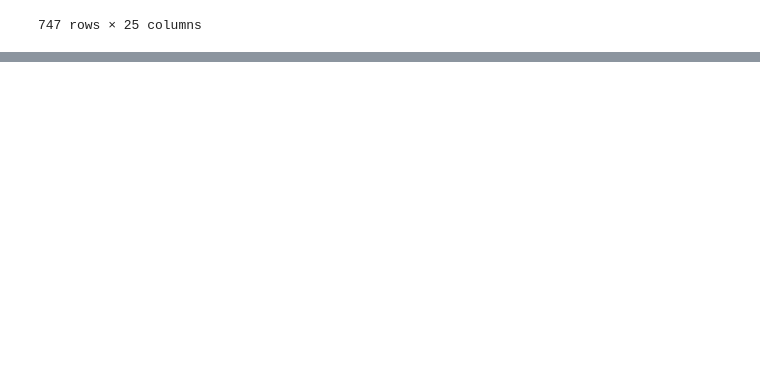
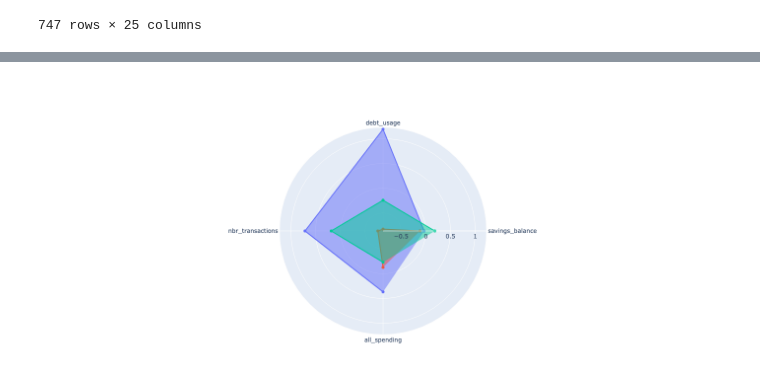
Before and after one commit to Ali-Mohamed23/mini-project-III, a Jupyter notebook: mini-project-part-2.ipynb, the cells around one changed output, grey strips where cells are left out. Saved outputs shown, nothing was run; the diff lists cells and outputs as text; code cells hidden in the pictures; blank space fills up the shorter version.

```diff
--- a/mini-project-part-2.ipynb
+++ b/mini-project-part-2.ipynb
@@ -538,0 +905,3 @@ sv_account_active
+# %%
+# Append clusters to customers training data
+df_scaled['y_km'] = y_km
@@ -538,0 +996,3 @@ sv_account_active
+# %%
+
+df_radar = df_scaled[['savings_balance','debt_usage','nbr_transactions','all_spending','y_km']]
@@ -538,0 +1015,3 @@ sv_account_active
+# %%
+radar_df = df_radar.groupby(by='y_km').mean()
+radar_df.head()
@@ -538,0 +1024,22 @@ sv_account_active
+# %%
+categories = df_radar.columns.to_list()
+# %%
+fig = go.Figure()
+
+for cluster in range(radar_df.shape[0]):
+    fig.add_trace(go.Scatterpolar(
+        r=radar_df.iloc[cluster, :5],
+        theta=categories,
+        fill='toself',
+        name=f'Cluster {cluster}'
+    ))
+
+fig.update_layout(
+    polar=dict(radialaxis=dict(visible=True,
+                               range=[0, max(df_radar)])),
+    showlegend=False,
+    height = 600,
+    width = 800
+)
+# %% [output]
+[figure, added]
```
Also changed, not shown: parts of 59 cells of this notebook, 1 other file.
